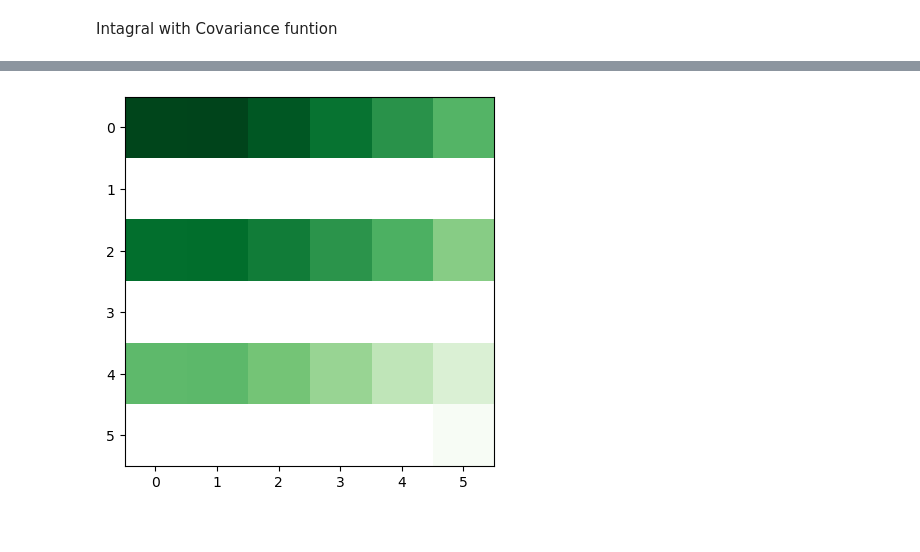
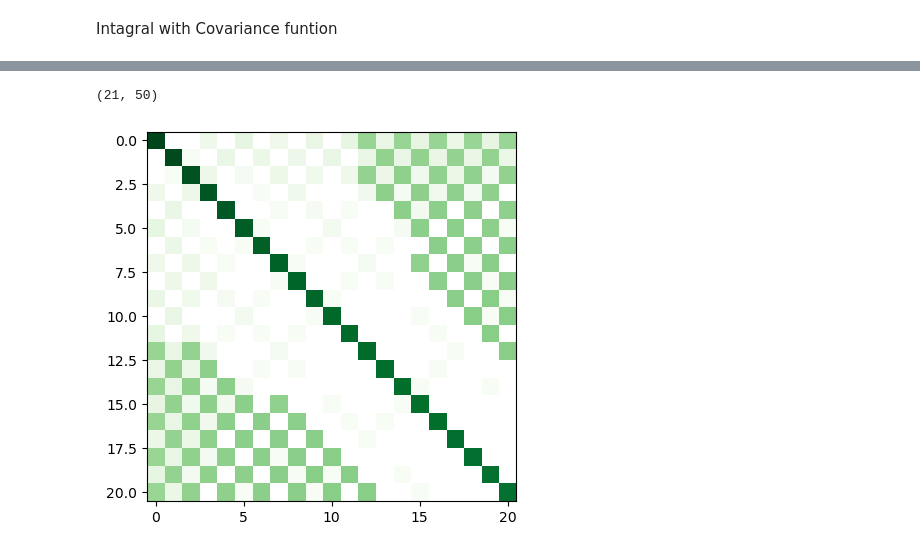
Before and after one commit to SED0280/BakalarkaCode, a Jupyter notebook: Gausova Kvadratura.ipynb, the cells around one changed output, grey strips where cells are left out. Drawn from its saved outputs; the diff is of its cells as text; code cells hidden in the pictures.

```diff
--- a/Gausova Kvadratura.ipynb
+++ b/Gausova Kvadratura.ipynb
@@ -301,36 +351,40 @@ plt.show()
 # %%
-a = 0
-b = 5
-c = -2
-d = 1
-l = lambda x : kv.legendre_normal(x, 5)
-cov = lambda x,y : np.exp(np.abs(x-y))
+a = -2
+b = 1
+l = lambda x : kv.legendre_normal(x, 20)
+cov = lambda x,y : np.exp(-np.abs(x-y))
 
 n = 50
 
 
 nodes, weights = kv.nodes_weights(n)
 
-nodes1 = (a+b)/2 + (b-a)/2*nodes
-weights1 = weights * (b-a)/2
+nodes = (a+b)/2 + (b-a)/2*nodes
+weights = weights * (b-a)/2
 
-nodes2 = (c+d)/2 + (d-c)/2*nodes
-weights2 = weights * (d-c)/2
 
-nodesx, nodesy = np.meshgrid(nodes1,nodes2)
-values1 = l((a+b)/(a-b) + (2/(b-a))*nodes1)
-values2 = l((c+d)/(c-d) + (2/(d-c))*nodes2)
+nodesx, nodesy = np.meshgrid(nodes,nodes)
+values = l((a+b)/(a-b) + (2/(b-a))*nodes)
 
 #print(cov(nodesx, nodesy))
+A = (values* weights)
+matrix = A @ cov(nodesx, nodesy) @ A.T
+#print(matrix)
 
-matrix = values1 @ (cov(nodesx, nodesy) * weights2[:, np.newaxis] * weights1)@ values2.T
-#print(matrix)
+#print(weights.shape)
+#print(nodes.shape)
+print(values.shape)
+#print(cov(nodesx, nodesy).shape)
+#print(matrix.shape)
+
+
 
 # plot
 fig, ax = plt.subplots()
 
 #ax.imshow(matrix, cmap=colormaps['Greens'])
 ax.imshow(matrix, cmap=colormaps['Greens'], norm=colors.LogNorm())
 plt.show()
 # %% [output]
+(21, 50)
-[figure, old version]
+[figure, new version]
```
Also changed, not shown: parts of 11 cells of this notebook, 1 other file.
